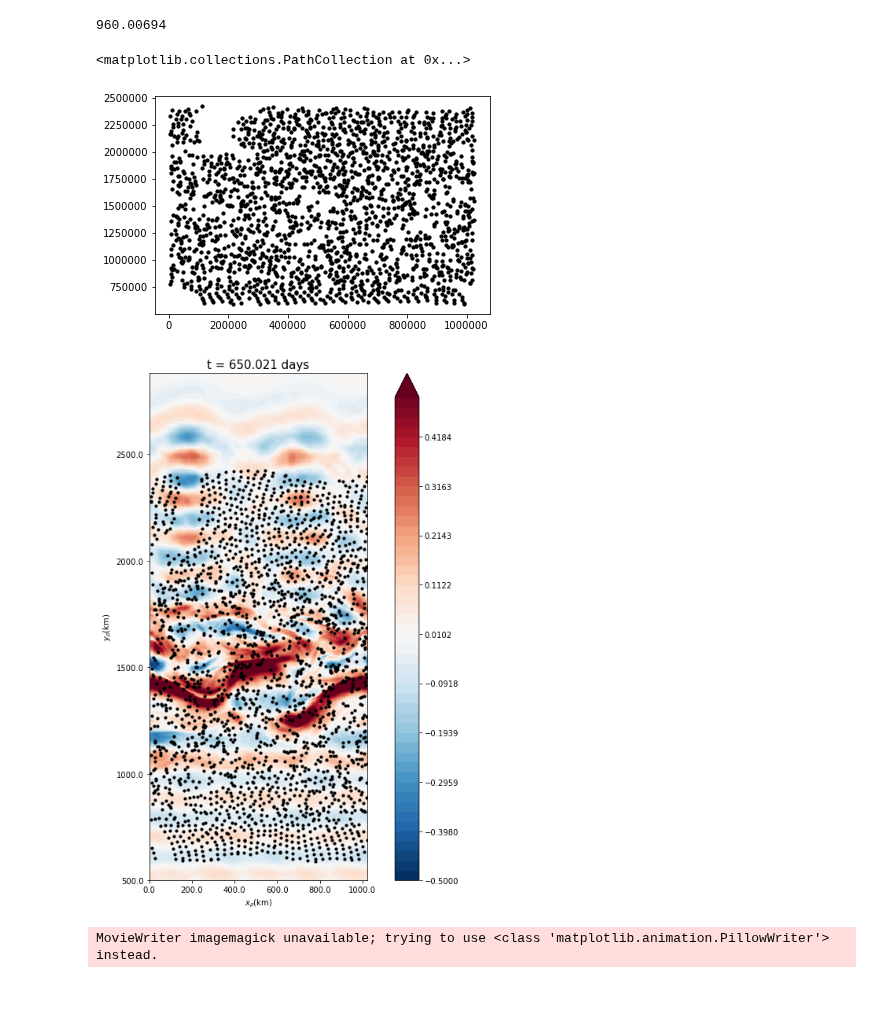
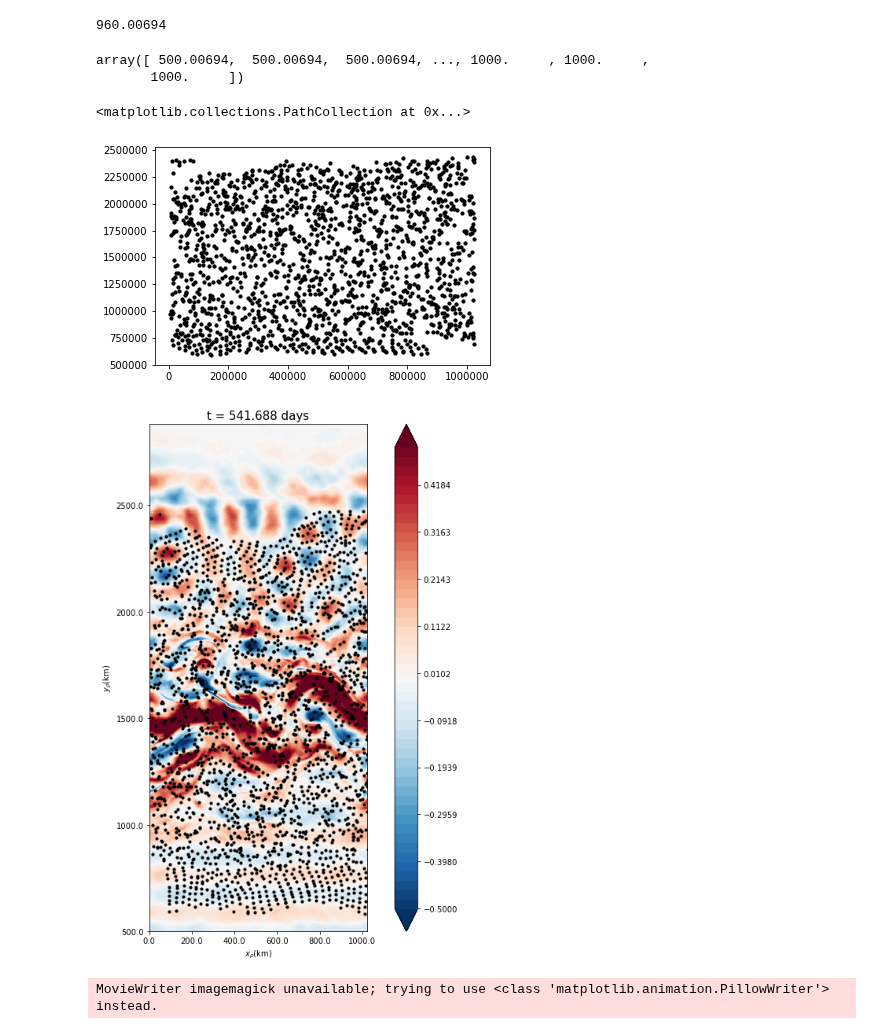
Before and after one commit to zcasparco/equinox_phd, a Jupyter notebook: animations/regional_velocity.ipynb, the cells around one changed output. Drawn from its saved outputs; the diff is of its cells as text; code cells hidden in the pictures; blank space fills up the shorter version.

```diff
--- a/animations/regional_velocity.ipynb
+++ b/animations/regional_velocity.ipynb
@@ -35,7 +35,7 @@ client
 # %%
 root_path = '/home/datawork-lops-osi/equinox/jetn/'
 #root_path = '/home1/datawork/slgentil/'#jet_cfg1_wp75_4km_1500a2000j_floats_lev50
-run = 'jet_cfg1_wp6_m1a1_4km_500a1000j/'
+run = 'jet_cfg1_wp8_m1a1_4km_500a1000j/'
 #'old/jet_cfg1_wp75_4km_1500a2000j_itide/'
 # %%
 gparams = {'f0': 1.0313e-4, 'beta': 1.6186e-11}
@@ -251,13 +249,18 @@ Dask Name: loc, 1227 tasks
 dfi.index.unique().values[0]
 # %% [output]
 960.00694
+# %%
+time
+# %% [output]
+array([ 500.00694,  500.00694,  500.00694, ..., 1000.     , 1000.     ,
+       1000.     ])
 # %%
 t = 460*24
 dfi = df.loc[time[t*6]].compute()
 plt.scatter(dfi.x[::4]*1e3,dfi.y[::4]*1e3,s=10,c='k')
 # %% [output]
 <matplotlib.collections.PathCollection at 0x...>
-[figure, old version]
+[figure, new version]
 # %%
 maps = ['RdBu_r','RdBu_r','YlOrBr']
 
@@ -281,9 +284,9 @@ def gen_figs(t,y0,y1,dxy,df,figsize,savefig=False,name=None):
         plt.close()
     return dfi
 # %%
-tst = gen_figs(150*24,500,2880,4,df,(10,10),savefig=False,name='test.png')
+tst = gen_figs(1000,500,2880,4,df,(10,10),savefig=False,name='test.png')
 # %% [output]
-[figure, old version]
+[figure, new version]
 # %%
 for t in range(0,u.time.size,12):
     n='Floats/t%s'%t
```
Also changed, not shown: parts of 3 cells of this notebook, 1 other file.
